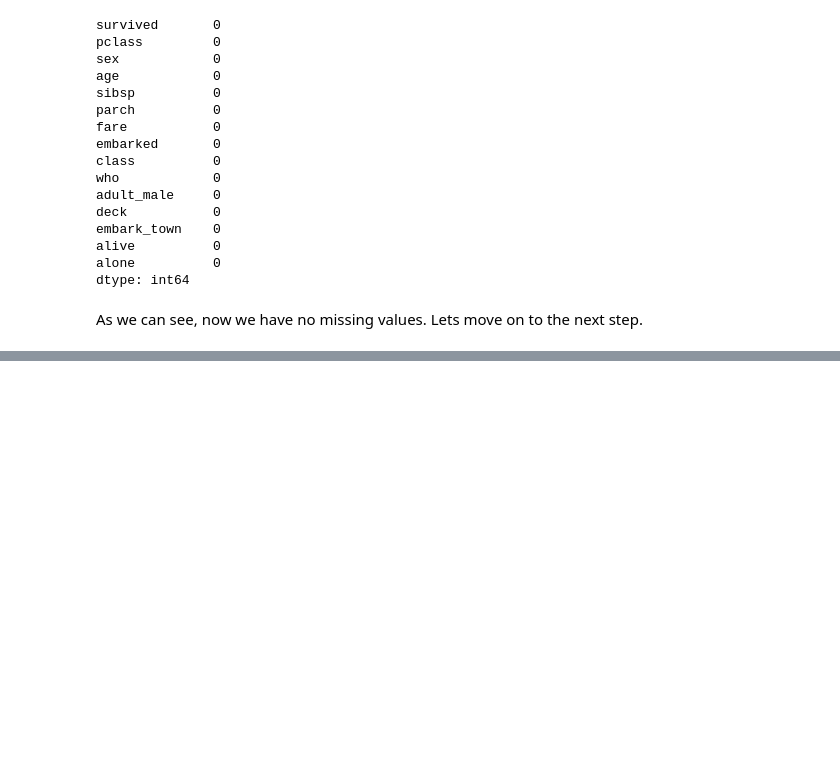
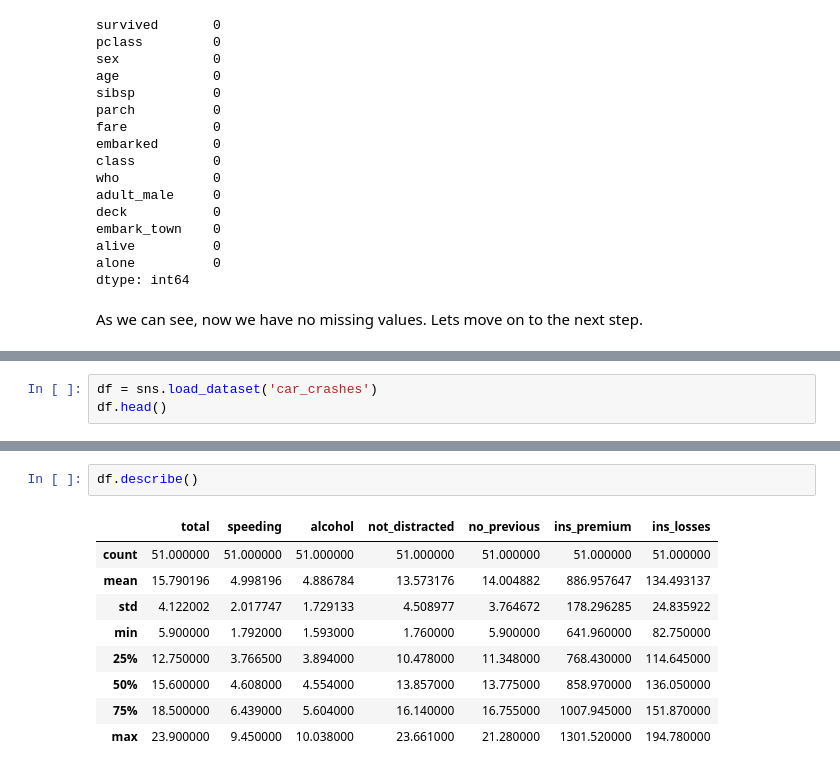
Before and after one commit to itsanishsingh/task-feature-handling, a Jupyter notebook: task_feature_handling.ipynb, the cells around one changed output, grey strips where cells are left out. Cells and saved outputs as stored; diff of their text form; blank space fills up the shorter version.

```diff
--- a/task_feature_handling.ipynb
+++ b/task_feature_handling.ipynb
@@ -158,0 +164,3 @@ As we can see, now we have no missing values. Lets move on to the next step.
+# %%
+df = sns.load_dataset('car_crashes')
+df.head()
@@ -158,0 +190,12 @@ As we can see, now we have no missing values. Lets move on to the next step.
+# %%
+df.describe()
+# %% [output]
+|  | total | speeding | alcohol | not_distracted | no_previous | ins_premium | ins_losses |
+| count | 51.000000 | 51.000000 | 51.000000 | 51.000000 | 51.000000 | 51.000000 | 51.000000 |
+| mean | 15.790196 | 4.998196 | 4.886784 | 13.573176 | 14.004882 | 886.957647 | 134.493137 |
+| std | 4.122002 | 2.017747 | 1.729133 | 4.508977 | 3.764672 | 178.296285 | 24.835922 |
+| min | 5.900000 | 1.792000 | 1.593000 | 1.760000 | 5.900000 | 641.960000 | 82.750000 |
+| 25% | 12.750000 | 3.766500 | 3.894000 | 10.478000 | 11.348000 | 768.430000 | 114.645000 |
+| 50% | 15.600000 | 4.608000 | 4.554000 | 13.857000 | 13.775000 | 858.970000 | 136.050000 |
+| 75% | 18.500000 | 6.439000 | 5.604000 | 16.140000 | 16.755000 | 1007.945000 | 151.870000 |
+| max | 23.900000 | 9.450000 | 10.038000 | 23.661000 | 21.280000 | 1301.520000 | 194.780000 |
```
Also changed, not shown: parts of 20 cells of this notebook.
